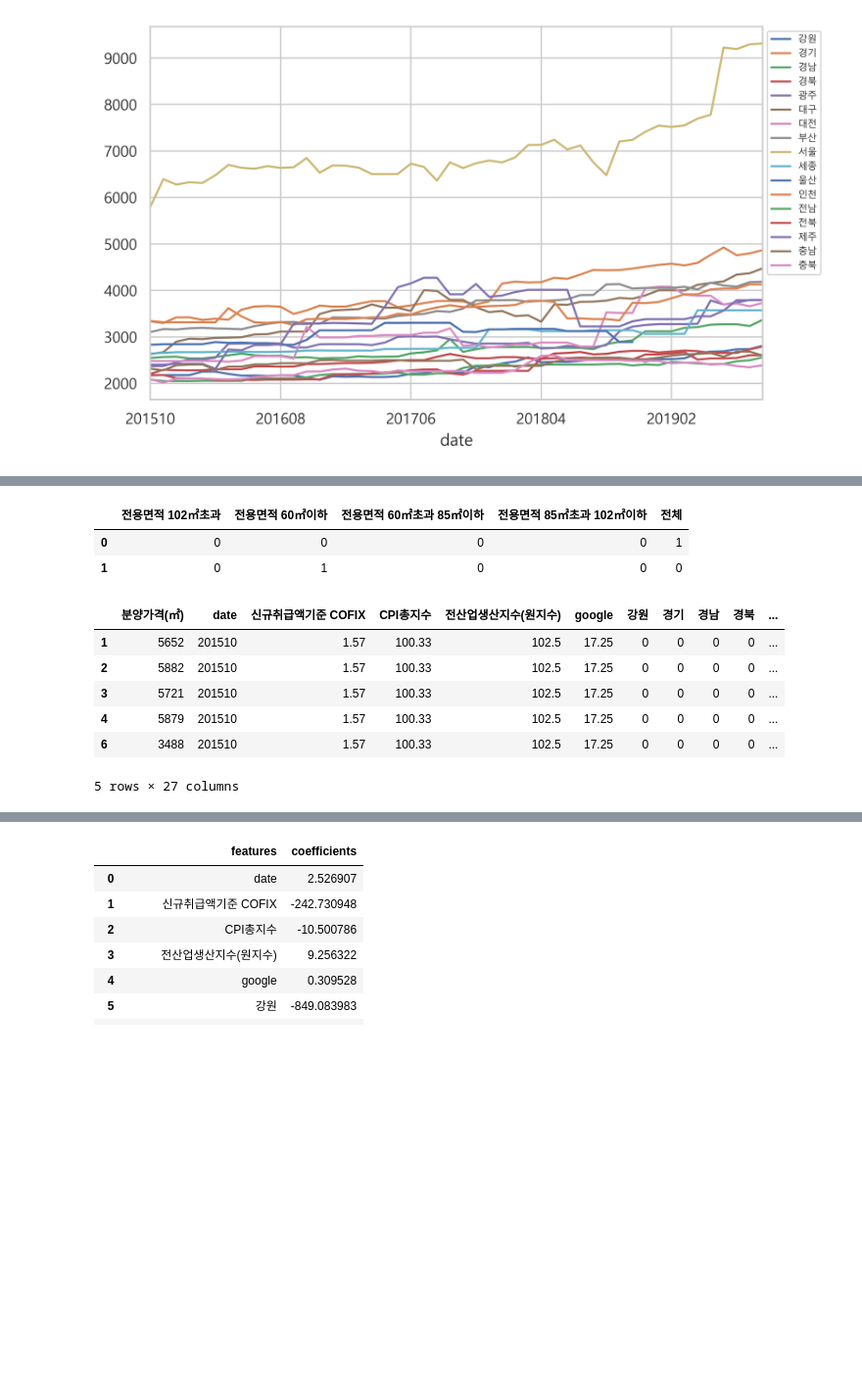
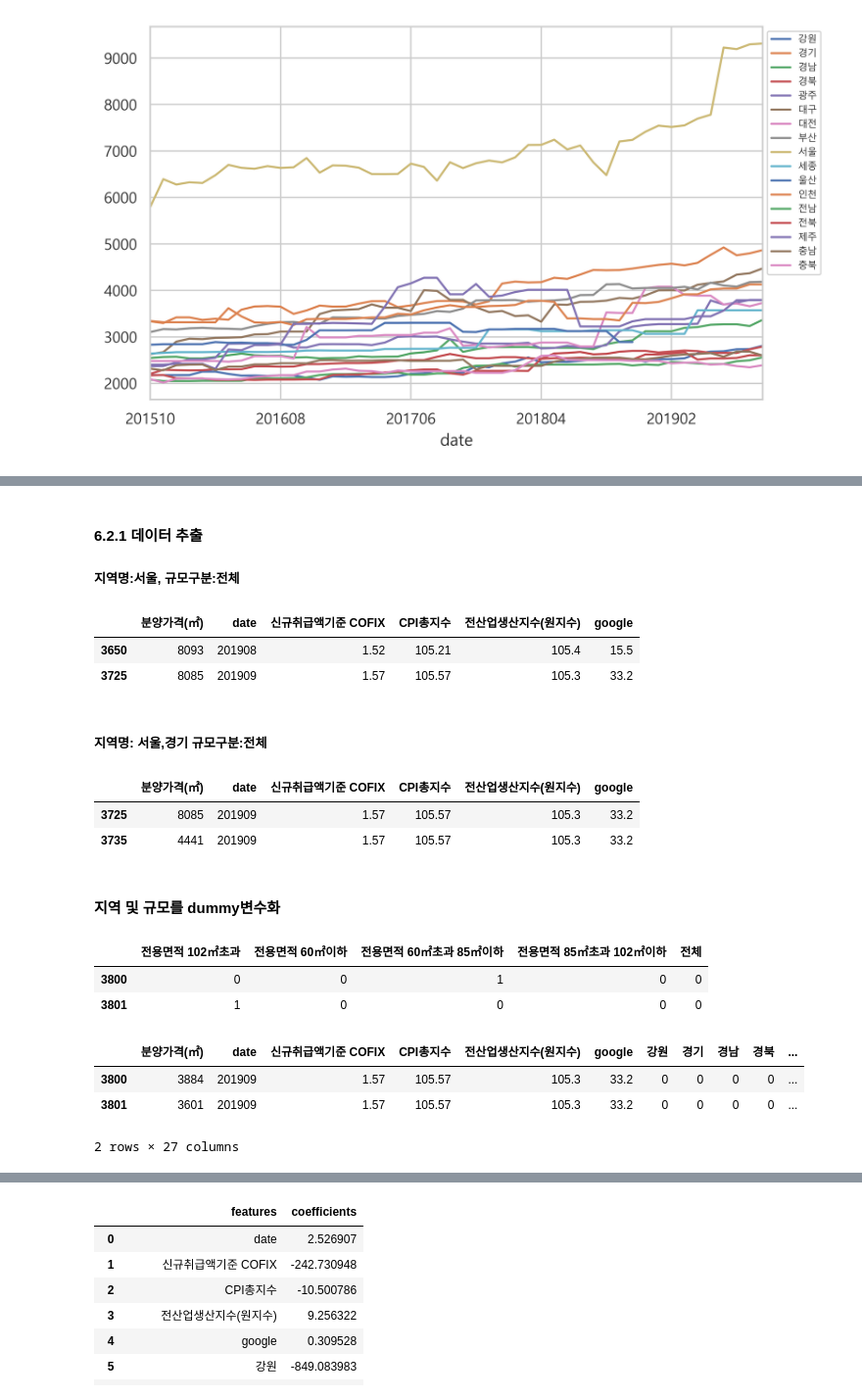
Before and after one commit to trhgu/EDA_project, a Jupyter notebook: EDA_final.ipynb, the cells around one changed output, grey strips where cells are left out. Shown at 98% size. Cells and saved outputs as stored; diff of their text form; code cells hidden in the pictures; blank space fills up the shorter version.

```diff
--- a/preprocess_python.ipynb
+++ b/EDA_final.ipynb
@@ -494,0 +281,7 @@ result_pv.head(3)
+# %%
+#추가 데이터 merge (reduce함수로 누적해서 두개씩 merge)
+# outer 병합을 하여 키값이 잘못입력되어있거나, 누락된 데이터는 없는지 검토
+from functools import reduce
+mg_ls=[cofix_df,cpi_df,iaip_df,googletrend_df]
+add_df=reduce(lambda x,y: pd.merge(x,y,how='outer'),mg_ls)
+add_df.tail(2)
@@ -494,0 +294,4 @@ result_pv.head(3)
+# %%
+#date를 키값으로 merge
+master_table=pd.merge(house_df,add_df)
+master_table.tail(2)
@@ -494,0 +319,3 @@ result_pv.head(3)
+# %%
+master_table["date"] = master_table["date"].astype(int)
+master_table["전산업생산지수(원지수)"] = master_table["전산업생산지수(원지수)"].astype(float)
@@ -517,24 +359,47 @@ one_hot_result.head()
+# %% [markdown]
+#### 6.2.1 데이터 추출
+##### 지역명:서울, 규모구분:전체
+# %%
+seoul=master_table[(master_table["규모구분"]=="전체")&(master_table["지역명"]=="서울")]
+seoul=seoul[["분양가격(㎡)","date","신규취급액기준 COFIX","CPI총지수","전산업생산지수(원지수)","google"]]
+seoul.tail(2)
+# %% [output]
+|  | 분양가격(㎡) | date | 신규취급액기준 COFIX | CPI총지수 | 전산업생산지수(원지수) | google |
+| 3650 | 8093 | 201908 | 1.52 | 105.21 | 105.4 | 15.5 |
+| 3725 | 8085 | 201909 | 1.57 | 105.57 | 105.3 | 33.2 |
+# %% [markdown]
+##### 지역명: 서울,경기 규모구분:전체
+# %%
+seoul_gyunggi=master_table[master_table["규모구분"]=="전체"]
+a=seoul_gyunggi[(seoul_gyunggi["지역명"]=="서울")|(seoul_gyunggi["지역명"]=="경기")]
+
+seoul_gyunggi=a[["분양가격(㎡)","date","신규취급액기준 COFIX","CPI총지수","전산업생산지수(원지수)","google"]]
+seoul_gyunggi.tail(2)
+# %% [output]
+|  | 분양가격(㎡) | date | 신규취급액기준 COFIX | CPI총지수 | 전산업생산지수(원지수) | google |
+| 3725 | 8085 | 201909 | 1.57 | 105.57 | 105.3 | 33.2 |
+| 3735 | 4441 | 201909 | 1.57 | 105.57 | 105.3 | 33.2 |
+# %% [markdown]
+#### 지역 및 규모를 dummy변수화
 # %%
-one_hot_result2= pd.get_dummies(result["규모구분"])
-one_hot_result2.head(2)
+one_hot_result= pd.get_dummies(master_table["지역명"])
+one_hot_result2= pd.get_dummies(master_table["규모구분"])
+one_hot_result2.tail(2)
 # %% [output]
 |  | 전용면적 102㎡초과 | 전용면적 60㎡이하 | 전용면적 60㎡초과 85㎡이하 | 전용면적 85㎡초과 102㎡이하 | 전체 |
-| 0 | 0 | 0 | 0 | 0 | 1 |
-| 1 | 0 | 1 | 0 | 0 | 0 |
+| 3800 | 0 | 0 | 1 | 0 | 0 |
+| 3801 | 1 | 0 | 0 | 0 | 0 |
 # %%
-one_hot_final=pd.concat([result,one_hot_result,one_hot_result2],axis=1)
+one_hot_final=pd.concat([master_table,one_hot_result,one_hot_result2],axis=1)
 one_hot_final=one_hot_final[one_hot_final['전체']==0]
 one_hot_final=one_hot_final[['분양가격(㎡)', 'date', '신규취급액기준 COFIX', 'CPI총지수',
        '전산업생산지수(원지수)', 'google', '강원', '경기', '경남', '경북', '광주', '대구', '대전',
        '부산', '서울', '세종', '울산', '인천', '전남', '전북', '제주', '충남', '충북',
        '전용면적 102㎡초과', '전용면적 60㎡이하', '전용면적 60㎡초과 85㎡이하', '전용면적 85㎡초과 102㎡이하',
        ]]
-one_hot_final.head()
+one_hot_final.tail(2)
 # %% [output]
 |  | 분양가격(㎡) | date | 신규취급액기준 COFIX | CPI총지수 | 전산업생산지수(원지수) | google | 강원 | 경기 | 경남 | 경북 | ... |
-| 1 | 5652 | 201510 | 1.57 | 100.33 | 102.5 | 17.25 | 0 | 0 | 0 | 0 | ... |
-| 2 | 5882 | 201510 | 1.57 | 100.33 | 102.5 | 17.25 | 0 | 0 | 0 | 0 | ... |
-| 3 | 5721 | 201510 | 1.57 | 100.33 | 102.5 | 17.25 | 0 | 0 | 0 | 0 | ... |
-| 4 | 5879 | 201510 | 1.57 | 100.33 | 102.5 | 17.25 | 0 | 0 | 0 | 0 | ... |
-| 6 | 3488 | 201510 | 1.57 | 100.33 | 102.5 | 17.25 | 0 | 0 | 0 | 0 | ... |
+| 3800 | 3884 | 201909 | 1.57 | 105.57 | 105.3 | 33.2 | 0 | 0 | 0 | 0 | ... |
+| 3801 | 3601 | 201909 | 1.57 | 105.57 | 105.3 | 33.2 | 0 | 0 | 0 | 0 | ... |
-5 rows × 27 columns
+2 rows × 27 columns
```
Also changed, not shown: parts of 139 cells of this notebook, 10 other files.
